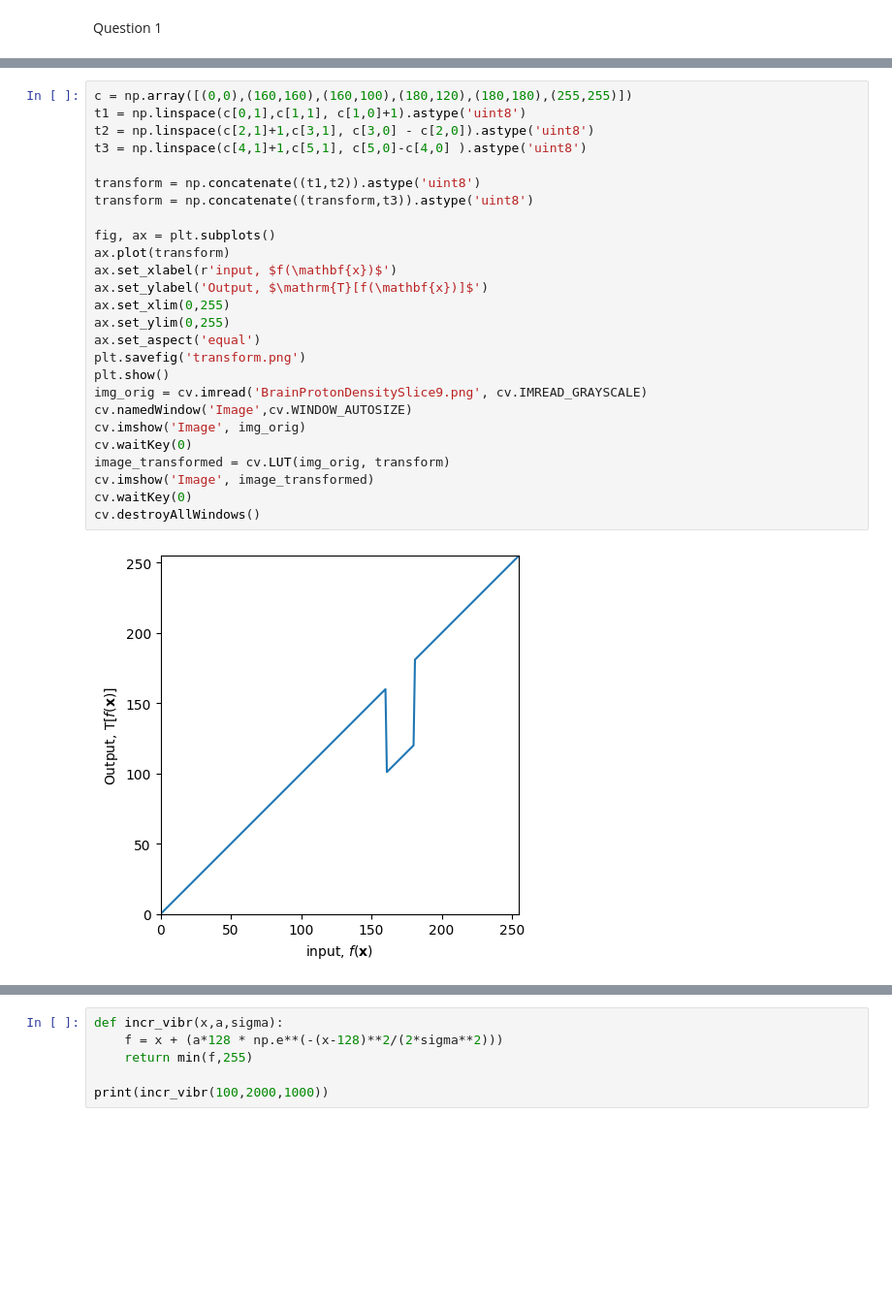
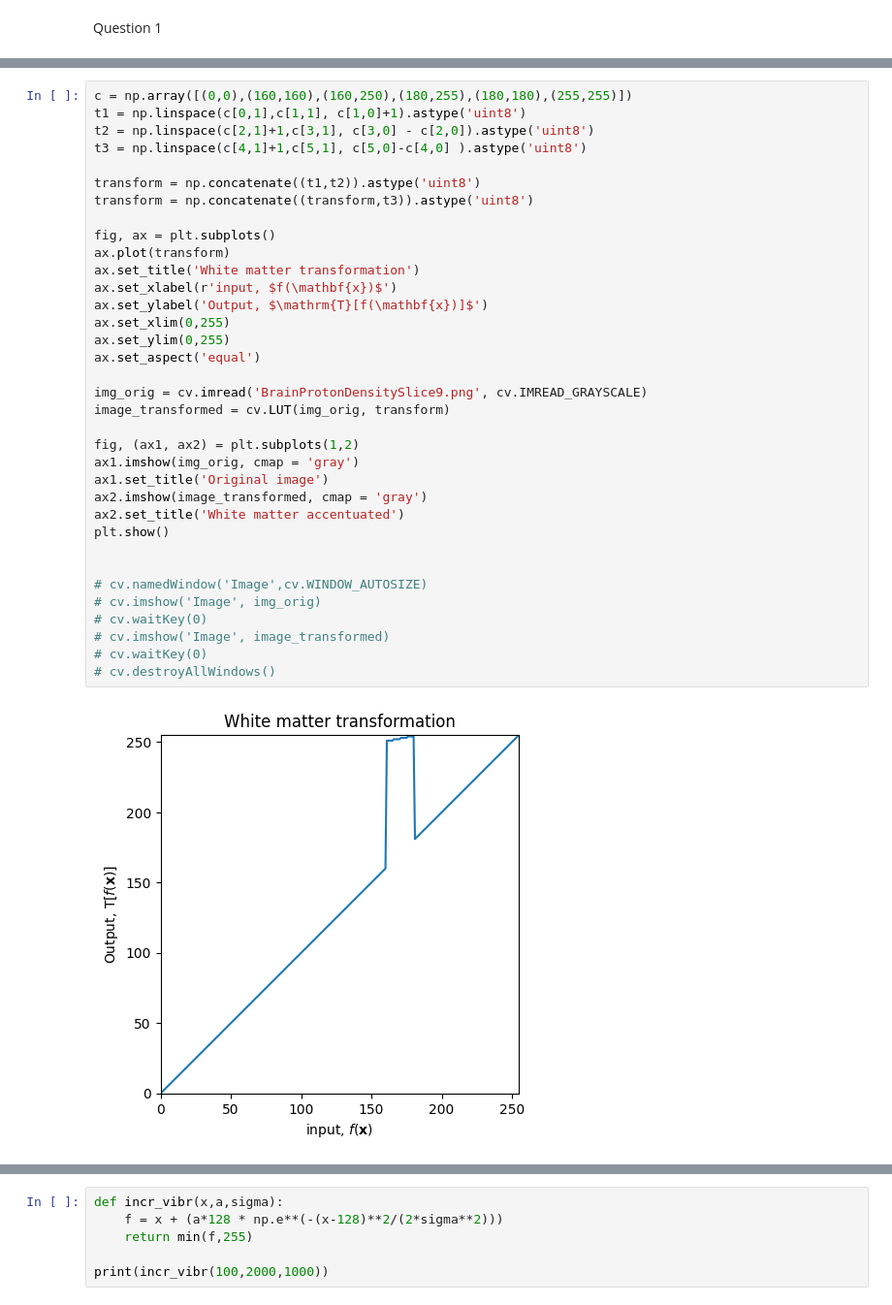
Before and after one commit to oshanyalegama/EN3160-Assignment-01, a Jupyter notebook: assignment 1.ipynb, the cells around one changed output, grey strips where cells are left out. Shown at 97% size. Drawn from its saved outputs; the diff is of its cells as text; blank space fills up the shorter version.

```diff
--- a/assignment 1.ipynb
+++ b/assignment 1.ipynb
@@ -35,28 +48,37 @@ cv.destroyAllWindows()
 # %%
-c = np.array([(0,0),(160,160),(160,100),(180,120),(180,180),(255,255)])
+c = np.array([(0,0),(160,160),(160,250),(180,255),(180,180),(255,255)])
 t1 = np.linspace(c[0,1],c[1,1], c[1,0]+1).astype('uint8')
 t2 = np.linspace(c[2,1]+1,c[3,1], c[3,0] - c[2,0]).astype('uint8')
 t3 = np.linspace(c[4,1]+1,c[5,1], c[5,0]-c[4,0] ).astype('uint8')
 
 transform = np.concatenate((t1,t2)).astype('uint8')
 transform = np.concatenate((transform,t3)).astype('uint8')
 
 fig, ax = plt.subplots()
 ax.plot(transform)
+ax.set_title('White matter transformation')
 ax.set_xlabel(r'input, $f(\mathbf{x})$')
 ax.set_ylabel('Output, $\mathrm{T}[f(\mathbf{x})]$')
 ax.set_xlim(0,255)
 ax.set_ylim(0,255)
 ax.set_aspect('equal')
-plt.savefig('transform.png')
+
+img_orig = cv.imread('BrainProtonDensitySlice9.png', cv.IMREAD_GRAYSCALE)
+image_transformed = cv.LUT(img_orig, transform)
+
+fig, (ax1, ax2) = plt.subplots(1,2)
+ax1.imshow(img_orig, cmap = 'gray')
+ax1.set_title('Original image')
+ax2.imshow(image_transformed, cmap = 'gray')
+ax2.set_title('White matter accentuated')
 plt.show()
-img_orig = cv.imread('BrainProtonDensitySlice9.png', cv.IMREAD_GRAYSCALE)
-cv.namedWindow('Image',cv.WINDOW_AUTOSIZE)
-cv.imshow('Image', img_orig)
-cv.waitKey(0)
-image_transformed = cv.LUT(img_orig, transform)
-cv.imshow('Image', image_transformed)
-cv.waitKey(0)
-cv.destroyAllWindows()
+
+
+# cv.namedWindow('Image',cv.WINDOW_AUTOSIZE)
+# cv.imshow('Image', img_orig)
+# cv.waitKey(0)
+# cv.imshow('Image', image_transformed)
+# cv.waitKey(0)
+# cv.destroyAllWindows()
 # %% [output]
-[figure, old version]
+[figure, new version]
```
Also changed, not shown: parts of 18 cells of this notebook.
